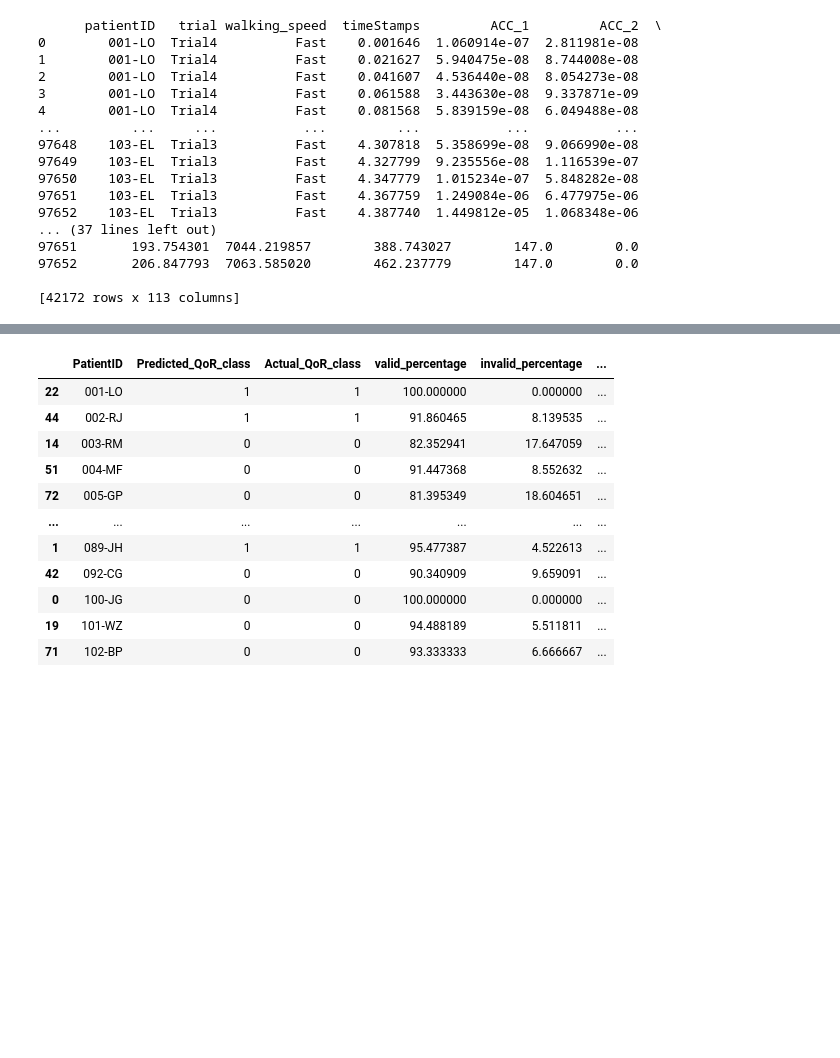
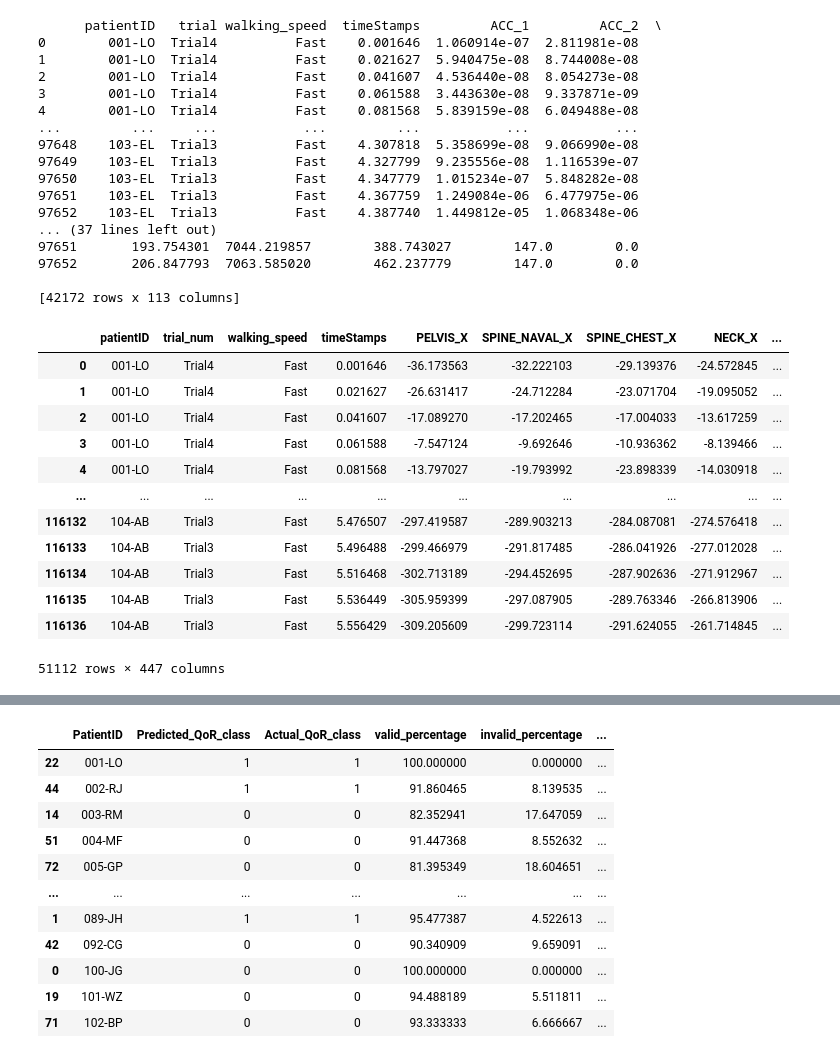
Before and after one commit to RafsanJany-UST/NYC_Research_Cell, a Jupyter notebook: KINZ/Office/KINECT_QOR_CNN_LSTM_GCN_04.15.2025.ipynb, the cells around one changed output, grey strips where cells are left out. Cells and saved outputs as stored; diff of their text form; code cells hidden in the pictures; blank space fills up the shorter version.

```diff
--- a/KINZ/Office/KINECT_QOR_CNN_LSTM_GCN_04.15.2025.ipynb
+++ b/KINZ/Office/KINECT_QOR_CNN_LSTM_GCN_04.15.2025.ipynb
@@ -2790,6 +2790,22 @@ print(dataframe)
 97652       206.847793  7063.585020        462.237779        147.0        0.0
 
 [42172 rows x 113 columns]
+# %%
+dataframe
+# %% [output]
+|  | patientID | trial_num | walking_speed | timeStamps | PELVIS_X | SPINE_NAVAL_X | SPINE_CHEST_X | NECK_X | ... |
+| 0 | 001-LO | Trial4 | Fast | 0.001646 | -36.173563 | -32.222103 | -29.139376 | -24.572845 | ... |
+| 1 | 001-LO | Trial4 | Fast | 0.021627 | -26.631417 | -24.712284 | -23.071704 | -19.095052 | ... |
+| 2 | 001-LO | Trial4 | Fast | 0.041607 | -17.089270 | -17.202465 | -17.004033 | -13.617259 | ... |
+| 3 | 001-LO | Trial4 | Fast | 0.061588 | -7.547124 | -9.692646 | -10.936362 | -8.139466 | ... |
+| 4 | 001-LO | Trial4 | Fast | 0.081568 | -13.797027 | -19.793992 | -23.898339 | -14.030918 | ... |
+| ... | ... | ... | ... | ... | ... | ... | ... | ... | ... |
+| 116132 | 104-AB | Trial3 | Fast | 5.476507 | -297.419587 | -289.903213 | -284.087081 | -274.576418 | ... |
+| 116133 | 104-AB | Trial3 | Fast | 5.496488 | -299.466979 | -291.817485 | -286.041926 | -277.012028 | ... |
+| 116134 | 104-AB | Trial3 | Fast | 5.516468 | -302.713189 | -294.452695 | -287.902636 | -271.912967 | ... |
+| 116135 | 104-AB | Trial3 | Fast | 5.536449 | -305.959399 | -297.087905 | -289.763346 | -266.813906 | ... |
+| 116136 | 104-AB | Trial3 | Fast | 5.556429 | -309.205609 | -299.723114 | -291.624055 | -261.714845 | ... |
+51112 rows × 447 columns
 # %%
 import numpy as np
 import torch
```
Also changed, not shown: parts of 1 cell of this notebook, 3 other files.
